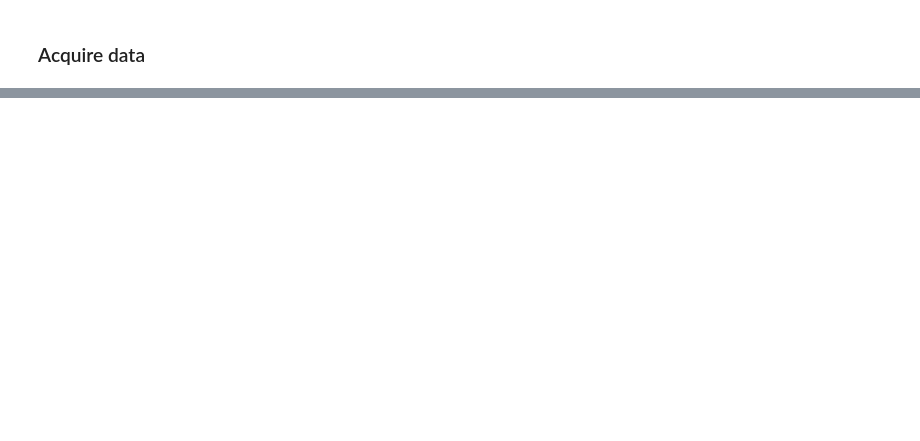
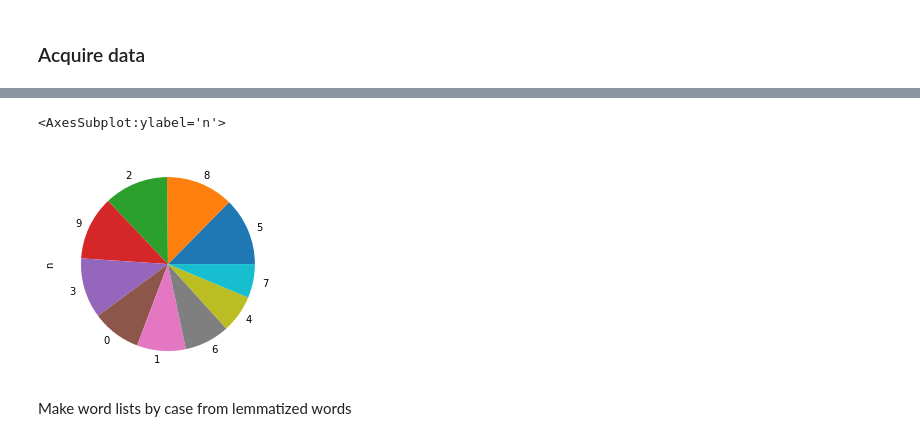
Before and after one commit to codeup-nlp-capstone/clinical_patient_notes, a Jupyter notebook: jag-mvp-model.ipynb, the cells around one changed output, grey strips where cells are left out. Cells and saved outputs as stored; diff of their text form; code cells hidden in the pictures; blank space fills up the shorter version.

```diff
--- a/jag-mvp-model.ipynb
+++ b/jag-mvp-model.ipynb
@@ -38,0 +90,2 @@ pd.set_option('display.max_colwidth', None)
+# %%
+df = df.merge(notes, how='inner', on='pn_num')
@@ -38,0 +138,4 @@ pd.set_option('display.max_colwidth', None)
+# %%
+    df.rename(columns={'pn_history': 'original'}, inplace=True)
+# %%
+df = prepare_jag.prep_article_data(df, 'original', extra_words=[], exclude_words=['no'])
@@ -38,0 +169,5 @@ pd.set_option('display.max_colwidth', None)
+# %%
+# Look at distribution of cases
+cases = pd.concat([df.case_num_x.value_counts(), df.case_num_x.value_counts(normalize = True)], axis = 1)
+cases.columns = ['n', 'percent']
+cases
@@ -38,0 +186,7 @@ pd.set_option('display.max_colwidth', None)
+# %%
+cases.n.plot.pie()
+# %% [output]
+<AxesSubplot:ylabel='n'>
+[figure, added]
+# %% [markdown]
+Make word lists by case from lemmatized words
```
Also changed, not shown: parts of 37 cells of this notebook, 1 other file.
